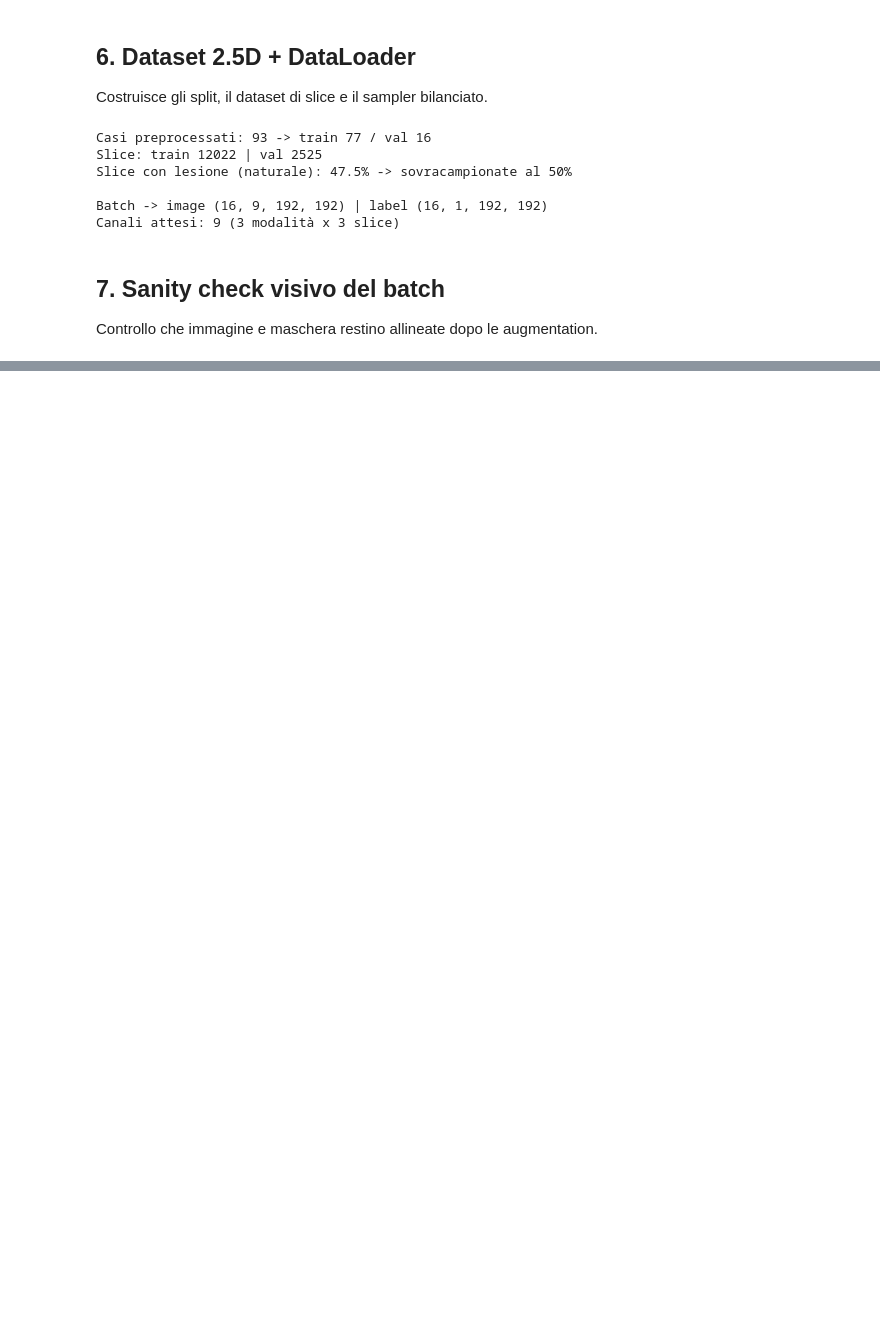
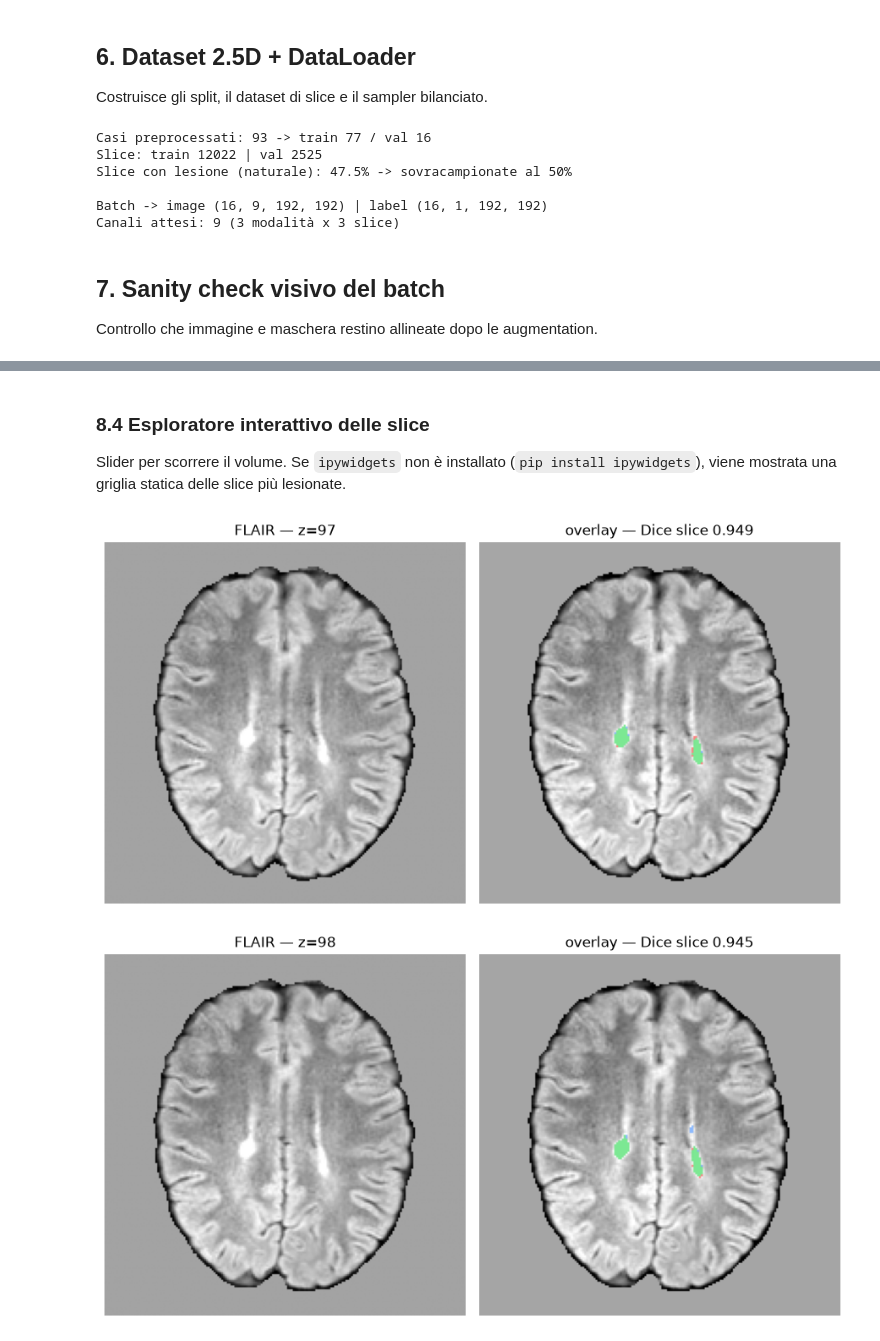
Before and after one commit to Massyiwnl/ms-lesion-seg, a Jupyter notebook: notebooks/runner.ipynb, the cells around one changed output, grey strips where cells are left out. Saved outputs shown, nothing was run; the diff lists cells and outputs as text; code cells hidden in the pictures; blank space fills up the shorter version.

```diff
--- a/notebooks/runner.ipynb
+++ b/notebooks/runner.ipynb
@@ -203,0 +271,25 @@ else:
+# %% [markdown]
+### 8.4 Esploratore interattivo delle slice
+Slider per scorrere il volume. Se `ipywidgets` non è installato (`pip install ipywidgets`),
+viene mostrata una griglia statica delle slice più lesionate.
+# %%
+def show_slice(z):
+    fig, ax = plt.subplots(1, 2, figsize=(9, 4.6))
+    ax[0].imshow(np.rot90(img[z]), cmap="gray"); ax[0].set_title(f"FLAIR — z={z}")
+    ax[1].imshow(overlay_rgb(img[z], gt[z], pred[z]))
+    d = 2*(gt[z] & pred[z]).sum() / max(gt[z].sum()+pred[z].sum(), 1)
+    ax[1].set_title(f"overlay — Dice slice {d:.3f}" if gt[z].sum() or pred[z].sum() else "overlay")
+    for a in ax: a.axis("off")
+    plt.tight_layout(); plt.show()
+
+try:
+    from ipywidgets import interact, IntSlider
+    z0 = int(np.argmax(gt.reshape(len(gt), -1).sum(1)))
+    interact(show_slice, z=IntSlider(min=0, max=len(img)-1, step=1, value=z0))
+except ImportError:
+    top = np.argsort(gt.reshape(len(gt), -1).sum(1))[::-1][:3]
+    for z in sorted(int(z) for z in top):
+        show_slice(z)
+# %% [output]
+[figure, added]
+[figure, added]
```
Also changed, not shown: parts of 17 cells of this notebook.
